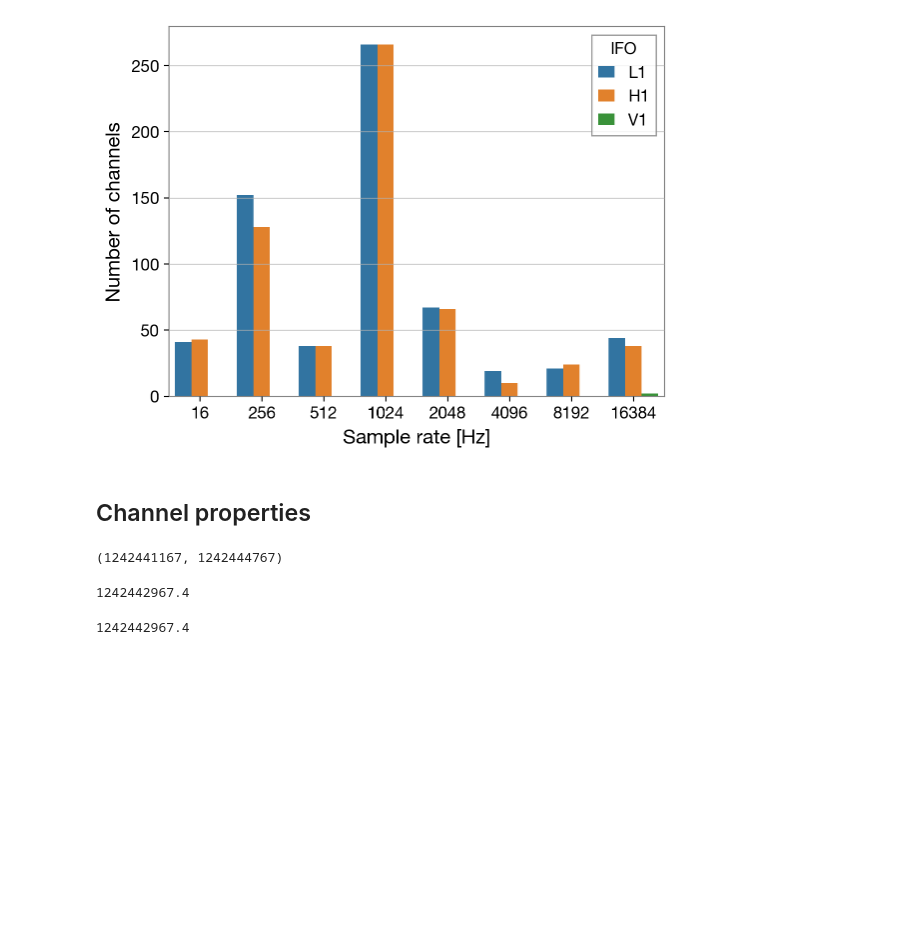
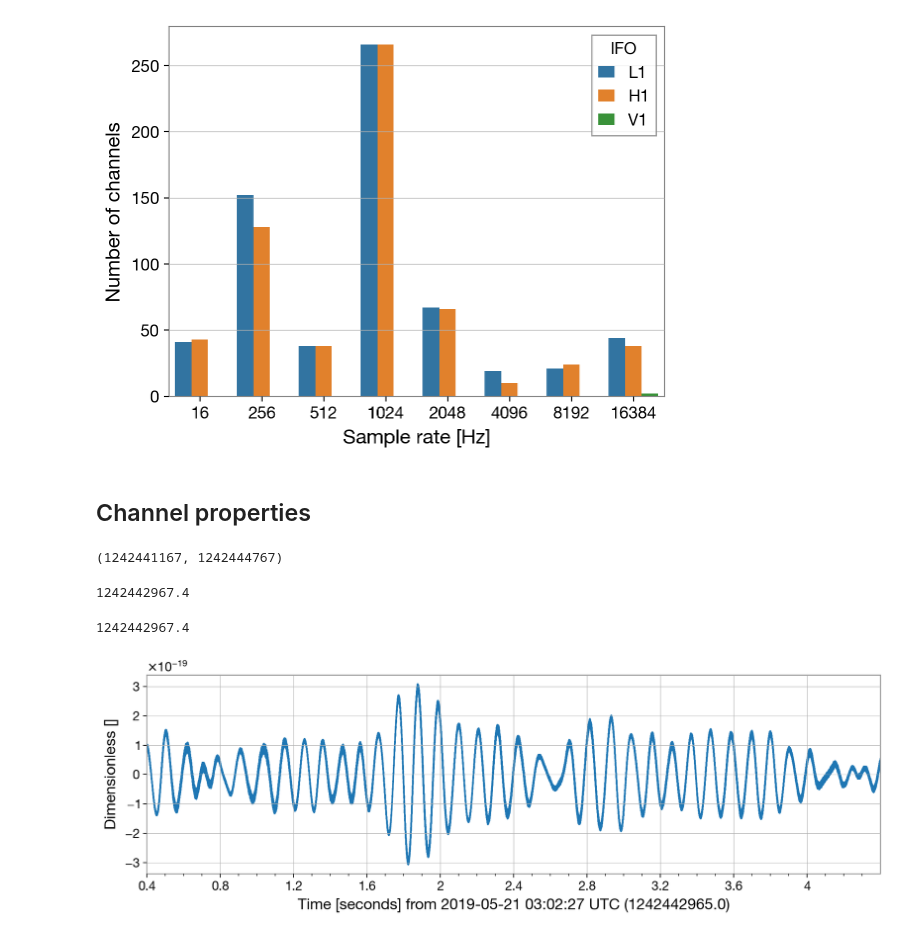
Before and after one commit to maxisi/gwtunes, a Jupyter notebook: plot_spectra.ipynb, the cells around one changed output. Saved outputs shown, nothing was run; the diff lists cells and outputs as text; code cells hidden in the pictures; blank space fills up the shorter version.

```diff
--- a/plot_spectra.ipynb
+++ b/plot_spectra.ipynb
@@ -124,3 +124,9 @@ gps = event_gps("GW190521")
 gps
 # %% [output]
 1242442967.4
+# %%
+hdata = TimeSeries.fetch_open_data('H1', t0-2, t0+2)
+# %%
+hdata.plot();
+# %% [output]
+[figure, added]
```
Also changed, not shown: parts of 10 cells of this notebook, 1 other file.
